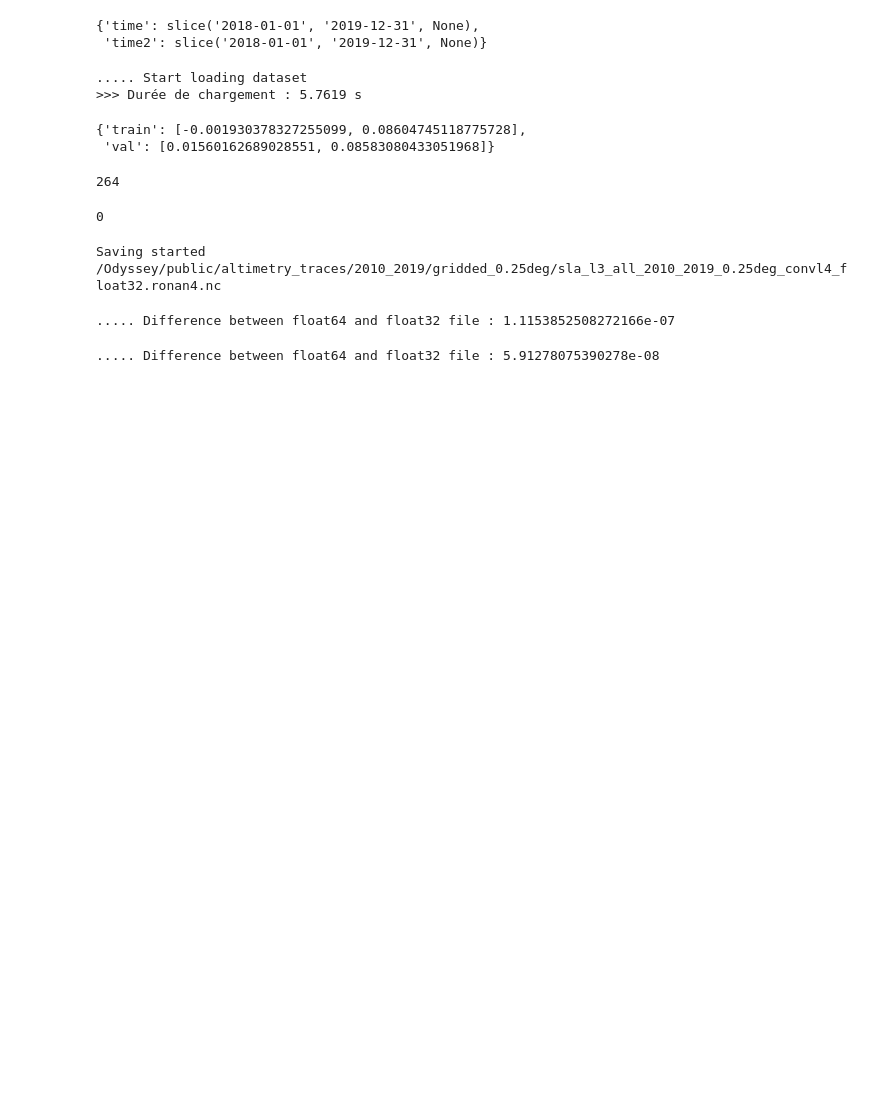
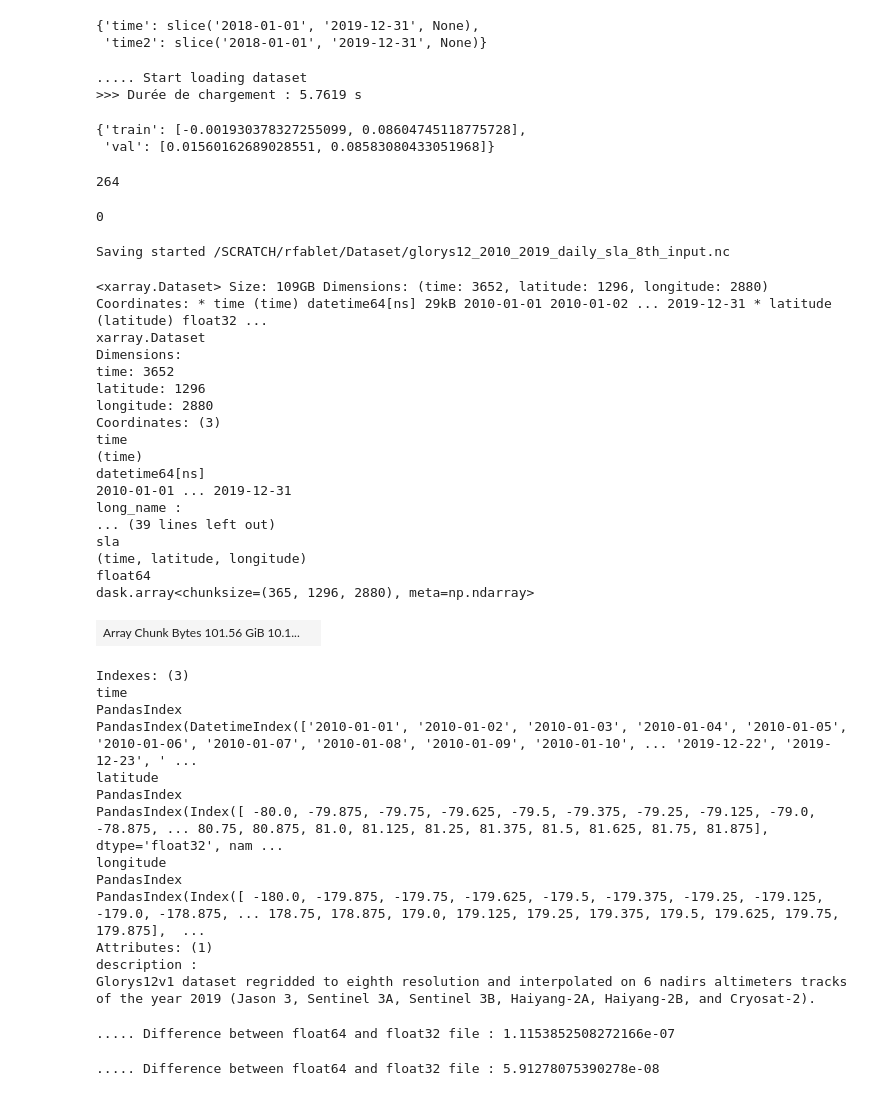
Before and after one commit to CIA-Oceanix/4dvarnet-global-mapping, a Jupyter notebook: test_devs.ipynb, the cells around one changed output. Cells and saved outputs as stored; diff of their text form; code cells hidden in the pictures; blank space fills up the shorter version.

```diff
--- a/test_devs.ipynb
+++ b/test_devs.ipynb
@@ -342,6 +342,11 @@ nc_file = '/SCRATCH/rfablet/Dataset/glorys12_2010_2019_daily_sla_4th_input.nc'
 
 nc_file = '/Odyssey/public/altimetry_traces/2010_2019/gridded_0.25deg/sla_l3_all_2010_2019_0.25deg_convl4.nc'
 
+nc_file = '/Odyssey/public/duacs/2010_2019/duacs_2010_2019_0.125deg.nc'
+
+
+nc_file = '/Odyssey/public/glorys/reanalysis/glorys12_2010_2019_daily_sla_8th_input.nc'
+
 
 isel1 = dict(time=slice('2010-01-01', '2019-12-31'))
 ds = xr.open_dataset(nc_file, chunks = ({'time': 365, 'lat': 1500, 'lon': 3000})).sel(isel1)
@@ -349,14 +354,52 @@ ds = xr.open_dataset(nc_file, chunks = ({'time': 365, 'lat': 1500, 'lon': 3000})
 
 # Convertir les variables 'time' et 'sla' en float32
 ds['sla'] = ds['sla'].astype('float32')
+ds['sla'].encoding.update(zlib=True, complevel=0)
 
-ds['sla'].encoding.update(zlib=True, complevel=1)
-
-nc_file_float32 = nc_file.replace('.nc','_float32.ronan4.nc')
+nc_file_float32 = nc_file.replace('.nc','_float32.level0.nc')
+nc_file_float32 = nc_file_float32.replace('/Odyssey/public/glorys/reanalysis/','/SCRATCH/rfablet/Dataset/')
 print('Saving started',nc_file_float32 )
 ds.to_netcdf(nc_file_float32 )
 # %% [output]
-Saving started /Odyssey/public/altimetry_traces/2010_2019/gridded_0.25deg/sla_l3_all_2010_2019_0.25deg_convl4_float32.ronan4.nc
+Saving started /SCRATCH/rfablet/Dataset/glorys12_2010_2019_daily_sla_8th_input.nc
+# %%
+nc_file = '/Odyssey/public/glorys/reanalysis/glorys12_2010_2019_daily_sla_8th_input.nc'
+isel1 = dict(time=slice('2010-01-01', '2019-12-31'))
+ds = xr.open_dataset(nc_file, chunks = ({'time': 365, 'lat': 1500, 'lon': 3000})).sel(isel1)
+
+ds
+# %% [output]
+<xarray.Dataset> Size: 109GB Dimensions: (time: 3652, latitude: 1296, longitude: 2880) Coordinates: * time (time) datetime64[ns] 29kB 2010-01-01 2010-01-02 ... 2019-12-31 * latitude (latitude) float32 ...
+xarray.Dataset
+Dimensions:
+time: 3652
+latitude: 1296
+longitude: 2880
+Coordinates: (3)
+time
+(time)
+datetime64[ns]
+2010-01-01 ... 2019-12-31
+long_name :
+... (39 lines left out)
+sla
+(time, latitude, longitude)
+float64
+dask.array<chunksize=(365, 1296, 2880), meta=np.ndarray>
+| Array Chunk Bytes 101.56 GiB 10.1... |  |
+Indexes: (3)
+time
+PandasIndex
+PandasIndex(DatetimeIndex(['2010-01-01', '2010-01-02', '2010-01-03', '2010-01-04', '2010-01-05', '2010-01-06', '2010-01-07', '2010-01-08', '2010-01-09', '2010-01-10', ... '2019-12-22', '2019-12-23', ' ...
+latitude
+PandasIndex
+PandasIndex(Index([ -80.0, -79.875, -79.75, -79.625, -79.5, -79.375, -79.25, -79.125, -79.0, -78.875, ... 80.75, 80.875, 81.0, 81.125, 81.25, 81.375, 81.5, 81.625, 81.75, 81.875], dtype='float32', nam ...
+longitude
+PandasIndex
+PandasIndex(Index([ -180.0, -179.875, -179.75, -179.625, -179.5, -179.375, -179.25, -179.125, -179.0, -178.875, ... 178.75, 178.875, 179.0, 179.125, 179.25, 179.375, 179.5, 179.625, 179.75, 179.875],  ...
+Attributes: (1)
+description :
+Glorys12v1 dataset regridded to eighth resolution and interpolated on 6 nadirs altimeters tracks of the year 2019 (Jason 3, Sentinel 3A, Sentinel 3B, Haiyang-2A, Haiyang-2B, and Cryosat-2).
 # %%
 nc_file_float32 = nc_file.replace('.nc','_float32.nc')
 
```
Also changed, not shown: parts of 8 cells of this notebook, 23 other files.
